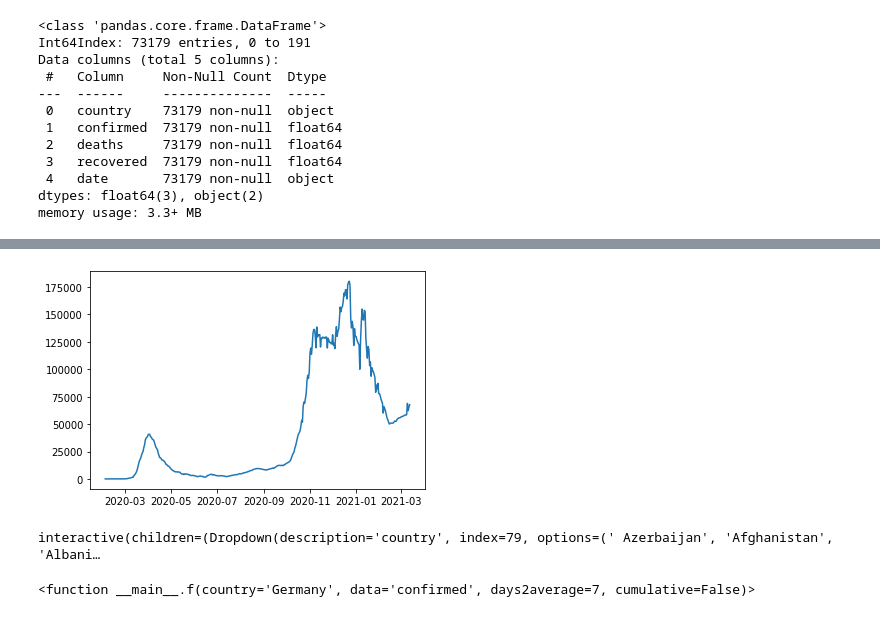
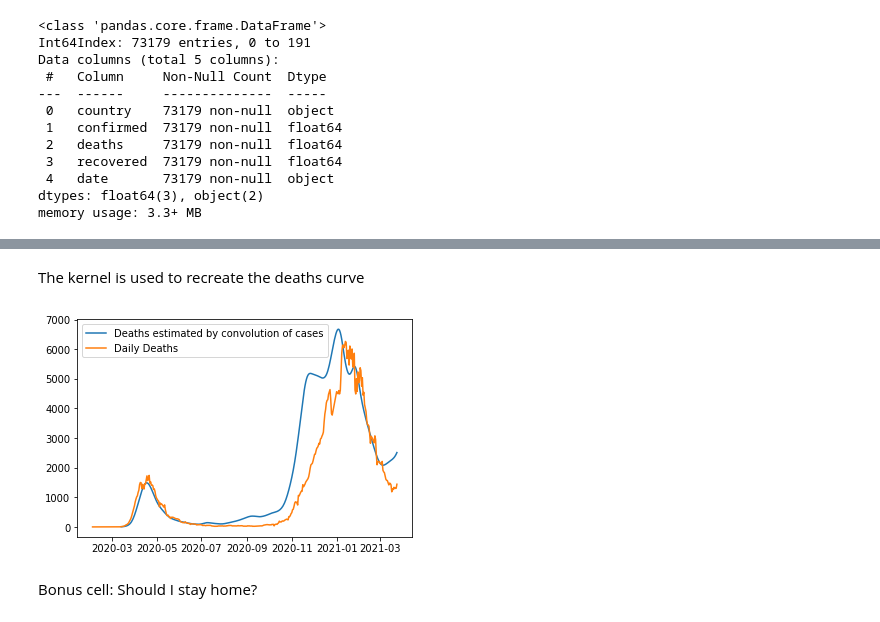
Before and after one commit to Milanisius/coviddata, a Jupyter notebook: coronaplots.ipynb, the cells around one changed output, grey strips where cells are left out. Cells and saved outputs as stored; diff of their text form; code cells hidden in the pictures.

Commit message:
some additional cells with examples of what to do with the data

```diff
--- a/coronaplots.ipynb
+++ b/coronaplots.ipynb
@@ -106,0 +176,21 @@ memory usage: 3.3+ MB
+# %%
+from scipy.integrate import quad
+kernelsize = 40
+x = np.linspace(0, kernelsize, 1000)
+
+sigma = 4
+my = 15
+scale = 0.04 # fatality ratio of covid 19, assumed to be constant
+def g(x):
+    def nested_g(x):
+        return 1/sigma*np.exp(-1/2*(x-my)**2/sigma**2)
+    return scale*1/sigma*np.exp(-1/2*(x-my)**2/sigma**2) / quad(nested_g, 0, kernelsize-1)[0]
+y = g(x)
+plt.plot(x,y, label="fatality kernel")
+plt.legend()
+plt.xlabel("days")
+plt.show()
+
+kernel = g(np.arange(0,kernelsize,1))
+print(kernel)
+print(quad(g, 0, kernelsize-1))
@@ -107,45 +210,29 @@ memory usage: 3.3+ MB
+# %% [markdown]
+The kernel is used to recreate the deaths curve
 # %%
 # make an example plot
 selection = df[df["country"] == "Germany"]
 #print(selection["date"].to_numpy())
 x = selection["date"].to_numpy()[1:]
 y = selection["confirmed"].to_numpy()[1:]-selection["confirmed"].to_numpy()[:-1]
 x_avg = x[6:]
 y_avg = np.convolve(y, np.ones(7), 'valid')
-plt.plot(x_avg, y_avg)
+
+convolved_x = x_avg[kernelsize-1:]
+convolved_y = np.convolve(y_avg, kernel, 'valid')
+plt.plot(convolved_x, convolved_y, label="Deaths estimated by convolution of cases")
+
+
+selection = df[df["country"] == "Germany"]
+x = selection["date"].to_numpy()[1:]
+y = selection["deaths"].to_numpy()[1:]-selection["deaths"].to_numpy()[:-1]
+x_avg = x[6:]
+y_avg = np.convolve(y, np.ones(7), 'valid')
+
+plt.plot(x_avg, y_avg, label="Daily Deaths")
+plt.legend()
 plt.show()
 # %% [output]
-[figure, old version]
+[figure, new version]
-# %%
-# make an interactive plot
-def f(country="Germany", data="confirmed", days2average=7, cumulative=False):
-    # make an example plot
-    selection = df[df["country"] == country]
-    try:
-        # select data
-        x = selection["date"].to_numpy()[1:]
-        y = selection[data].to_numpy()[1:]
-        if not cumulative:
-            y = y - selection[data].to_numpy()[:-1]
-
-        # take a rolling average
-        x_avg = x[days2average-1:]
-        y_avg = np.convolve(y, np.ones(days2average), 'valid')/days2average
-
-        #plot
-        plt.plot(x_avg, y_avg)
-        plt.xlabel("date")
-        plt.ylabel( "cumulative "*cumulative+
-                    "daily "*(not cumulative)+
-                    f"{data}".replace("confirmed", "cases"))
-    except:
-        print(f"Data for {country} cannot be processed!")
-    #plt.show()
-interact(   f,
-            country=np.sort(df["country"].unique()),
-            data=["confirmed", "deaths", "recovered"],
-            days2average=(1, 35, 1),
-            cumulative=False)
-# %% [output]
-interactive(children=(Dropdown(description='country', index=79, options=(' Azerbaijan', 'Afghanistan', 'Albani…
-<function __main__.f(country='Germany', data='confirmed', days2average=7, cumulative=False)>
+# %% [markdown]
+Bonus cell: Should I stay home?
```
Also changed, not shown: parts of 8 cells of this notebook.
